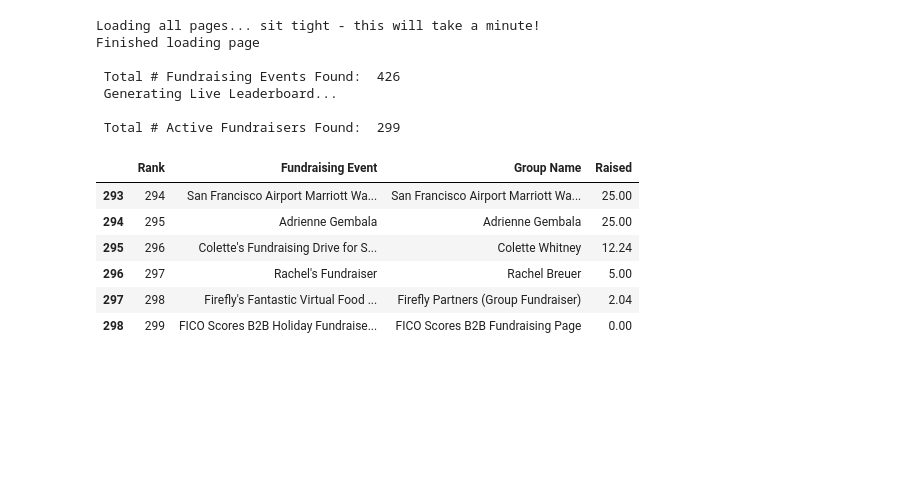
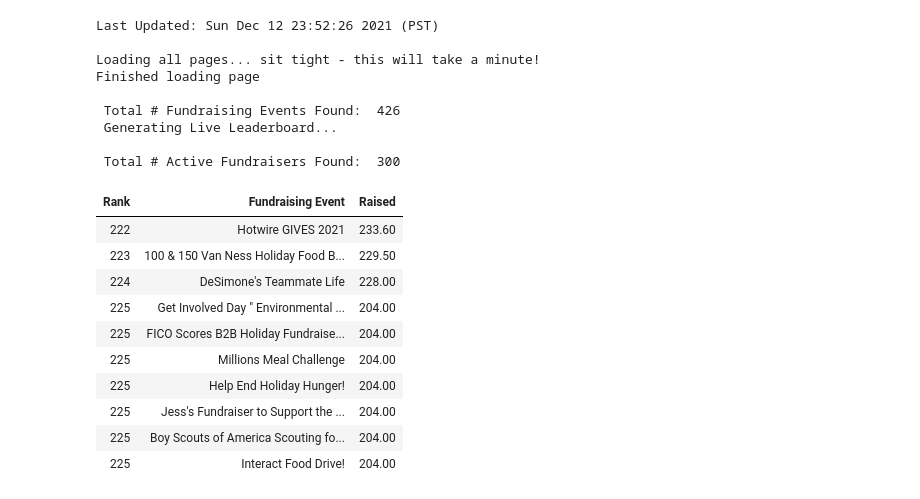
Before and after one commit to keikokamei/SFMFB-Fundraiser, a Jupyter notebook: SFMFB-Fundraising-WEGE2021-Rankings.ipynb, the cells around one changed output. Saved outputs shown, nothing was run; the diff lists cells and outputs as text; code cells hidden in the pictures; blank space fills up the shorter version.

```diff
--- a/SFMFB-Fundraising-WEGE2021-Rankings.ipynb
+++ b/SFMFB-Fundraising-WEGE2021-Rankings.ipynb
@@ -36,6 +32,7 @@ $(document).ready(code_toggle);
 # %%
 ## Successful Leaderboard Creation on all???
 # starttime = time.time()
+print("Last Updated:",time.ctime(),"(PST) \n")
 print("Loading all pages... sit tight - this will take a minute!")
 
 driver = webdriver.Chrome()
@@ -81,43 +78,51 @@ df = pd.DataFrame({"Fundraising Event": titleArray, "Group Name":grpArray, "Rais
 # df.tail(50)
 driver.quit()
 
 leader = df[(df["Raised"]!='$0 RAISED') | (df["Fundraising Event"] == "FICO Scores B2B Holiday Fundraiser - WEGE 2021")]
 leader["Raised"].replace(to_replace=",", value="", regex=True, inplace=True)
 leader["Raised"].replace(to_replace="\$([0-9,\.]+).*", value=r"\1", regex=True, inplace=True)
 leader["Raised"] = leader["Raised"].astype("double")
 leader.sort_values(by='Raised', ascending=False, inplace = True)
 leader.reset_index(inplace = True)
-leader.insert(0, 'Rank', np.arange(1, len(leader)+1))
+rankMap = dict(zip(leader.Raised.unique(), np.arange(1, len(leader.Raised.unique())+1)))
+rankArray = np.array([rankMap[k] for k in leader.Raised])
+leader.insert(0, 'Rank', rankArray)
 leader = leader.drop("index", axis=1)
 
 print("\n","Total # Active Fundraisers Found: ", len(leader))
 
 
 idx = pd.IndexSlice
 slice_ = idx[idx[leader['Fundraising Event'] =="FICO Scores B2B Holiday Fundraiser - WEGE 2021"], :]
 
 def style_bold(val):
     return "font-weight: bold"
 
-scoresRank = leader[leader['Fundraising Event'] =="FICO Scores B2B Holiday Fundraiser - WEGE 2021"].Rank.iloc[0]
-scores = leader[(leader['Rank'] >= scoresRank-5) & ((leader['Rank'] <= scoresRank+5) )]
-scores.style.set_properties(**{'background-color': 'gold'}, subset=slice_).format(formatter={('Raised'): "{:.2f}"})\
-    .applymap(style_bold, subset=slice_)
+scoresInd = leader[leader['Fundraising Event'] =="FICO Scores B2B Holiday Fundraiser - WEGE 2021"].index[0]
+scores = leader[(leader.index >= scoresInd-4) & ((leader.index <= scoresInd+5) )]
+scores.loc[:,["Rank","Fundraising Event","Raised"]].style.set_properties(**{'background-color': 'gold'}, subset=slice_).format(formatter={('Raised'): "{:.2f}"})\
+    .applymap(style_bold, subset=slice_).hide_index()
 
 # endtime = time.time()
 # print("Run Time :", endtime-starttime)
 # %% [output]
+Last Updated: Sun Dec 12 23:52:26 2021 (PST)
+
 Loading all pages... sit tight - this will take a minute!
 Finished loading page
 
  Total # Fundraising Events Found:  426
  Generating Live Leaderboard...
 
- Total # Active Fundraisers Found:  299
+ Total # Active Fundraisers Found:  300
-|  | Rank | Fundraising Event | Group Name | Raised |
-| 293 | 294 | San Francisco Airport Marriott Wa... | San Francisco Airport Marriott Wa... | 25.00 |
-| 294 | 295 | Adrienne Gembala | Adrienne Gembala | 25.00 |
-| 295 | 296 | Colette's Fundraising Drive for S... | Colette Whitney | 12.24 |
-| 296 | 297 | Rachel's Fundraiser | Rachel Breuer | 5.00 |
-| 297 | 298 | Firefly's Fantastic Virtual Food ... | Firefly Partners (Group Fundraiser) | 2.04 |
-| 298 | 299 | FICO Scores B2B Holiday Fundraise... | FICO Scores B2B Fundraising Page | 0.00 |
+| Rank | Fundraising Event | Raised |
+| 222 | Hotwire GIVES 2021 | 233.60 |
+| 223 | 100 & 150 Van Ness Holiday Food B... | 229.50 |
+| 224 | DeSimone's Teammate Life | 228.00 |
+| 225 | Get Involved Day " Environmental ... | 204.00 |
+| 225 | FICO Scores B2B Holiday Fundraise... | 204.00 |
+| 225 | Millions Meal Challenge | 204.00 |
+| 225 | Help End Holiday Hunger! | 204.00 |
+| 225 | Jess's Fundraiser to Support the ... | 204.00 |
+| 225 | Boy Scouts of America Scouting fo... | 204.00 |
+| 225 | Interact Food Drive! | 204.00 |
```
Also changed, not shown: parts of 6 cells of this notebook.
